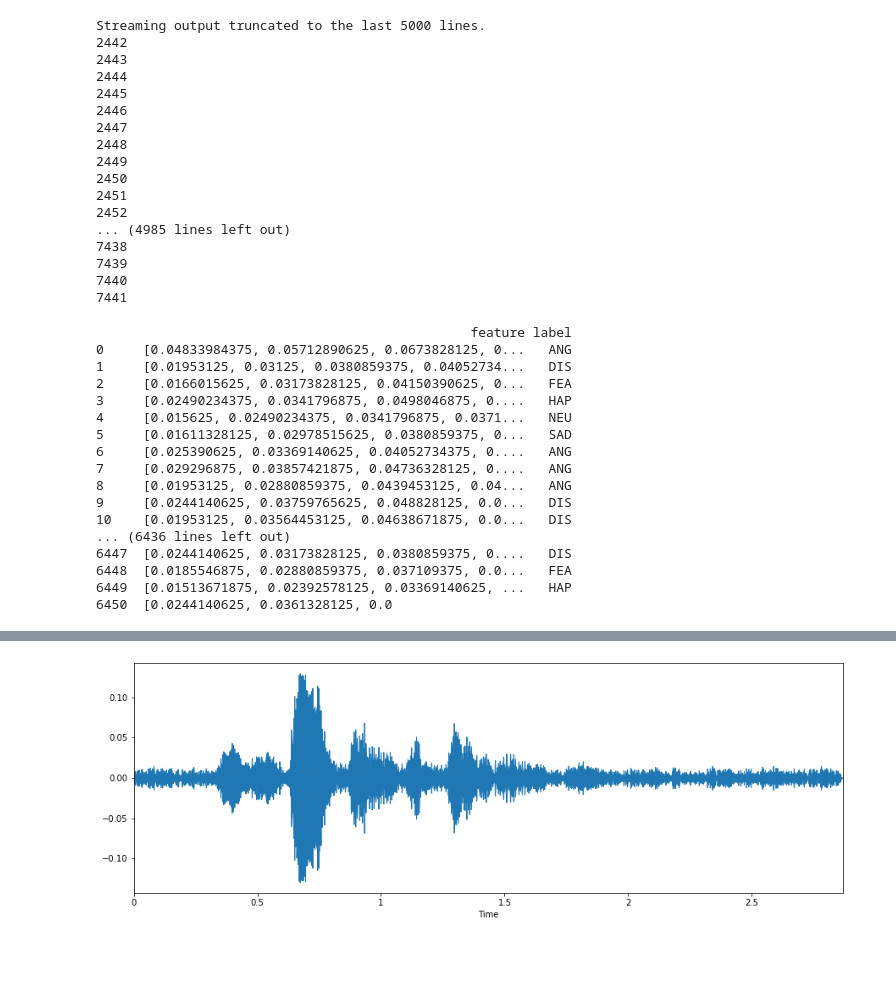
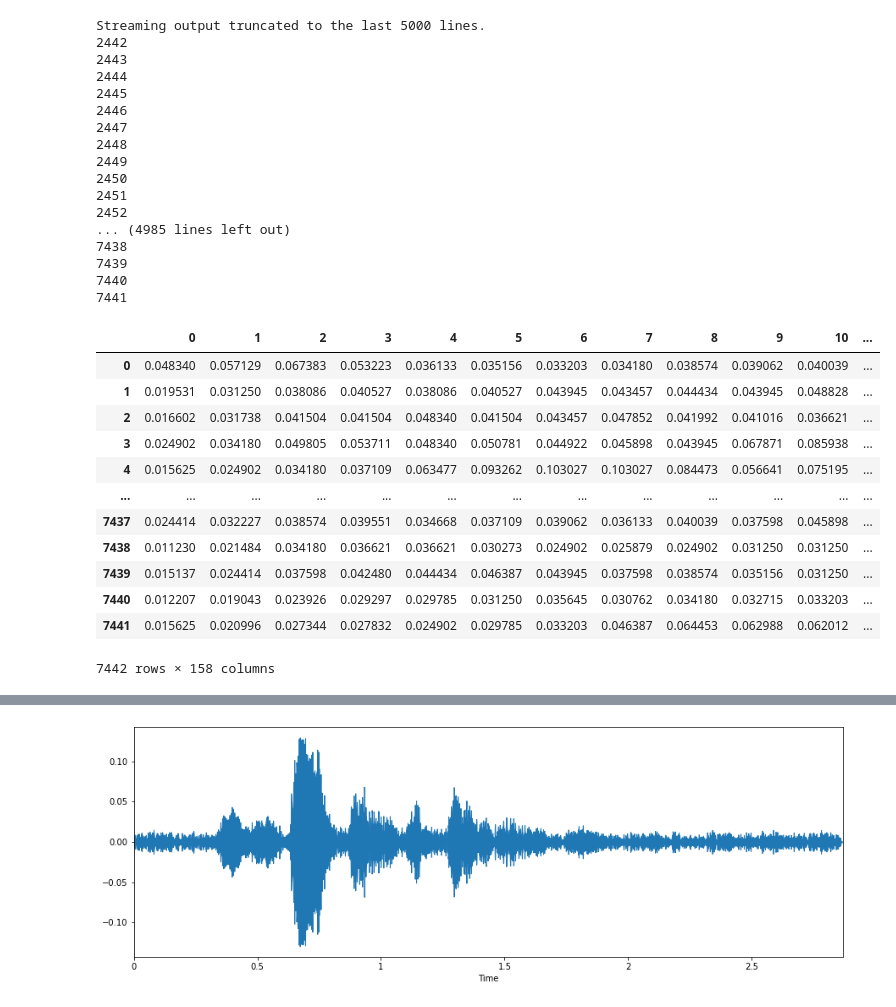
Before and after one commit to shehabKhamis/SpeechEmotionRecognition, a Jupyter notebook: SpeechRecognition.ipynb, the cells around one changed output, grey strips where cells are left out. Saved outputs shown, nothing was run; the diff lists cells and outputs as text; code cells hidden in the pictures; blank space fills up the shorter version.

```diff
--- a/SpeechRecognition.ipynb
+++ b/SpeechRecognition.ipynb
@@ -58,7 +58,7 @@ def ExtractFeatures(data,fs):
   return  Features;
 # %%
 
-Data=[]
+Data=pd.DataFrame(columns=['feature'])
 SampleRates=[]
 emotion=[]
 label=[]
@@ -76,12 +76,12 @@ for filename in sorted(glob.glob(os.path.join(path, '*.wav'))):
   label.append(emotion[2])
        # librosa.display.waveplot(data, sr=fs)
   print(i)
-  i+=1
+
 
        # playsound("/content/drive/MyDrive/Crema/1006_TAI_SAD_XX.wav")
 
-  Data.append(ExtractFeatures(data,fs))
-
+  Data.loc[i]=[ExtractFeatures(data,fs)]
+  i+=1
 
 
   SampleRates.append(fs)
@@ -103,36 +103,3 @@ Streaming output truncated to the last 5000 lines.
 7439
 7440
 7441
-# %%
-Data=np.array(Data)
-Datafr=pd.DataFrame(columns=['feature','label'])
-Datafr['feature']=Data
-Datafr['label']=label
-for i in range (0,7442):
-  check_for_nan = Datafr['feature'][i]
-  array_sum = np.sum(check_for_nan)
-  array_has_nan = np.isnan(array_sum)
-  if(array_has_nan):
-    Datafr['feature'] = Datafr['feature'][i].replace(np.nan, 0)
-
-
-
-Datafr
-# %% [output]
-                                                feature label
-0     [0.04833984375, 0.05712890625, 0.0673828125, 0...   ANG
-1     [0.01953125, 0.03125, 0.0380859375, 0.04052734...   DIS
-2     [0.0166015625, 0.03173828125, 0.04150390625, 0...   FEA
-3     [0.02490234375, 0.0341796875, 0.0498046875, 0....   HAP
-4     [0.015625, 0.02490234375, 0.0341796875, 0.0371...   NEU
-5     [0.01611328125, 0.02978515625, 0.0380859375, 0...   SAD
-6     [0.025390625, 0.03369140625, 0.04052734375, 0....   ANG
-7     [0.029296875, 0.03857421875, 0.04736328125, 0....   ANG
-8     [0.01953125, 0.02880859375, 0.0439453125, 0.04...   ANG
-9     [0.0244140625, 0.03759765625, 0.048828125, 0.0...   DIS
-10    [0.01953125, 0.03564453125, 0.04638671875, 0.0...   DIS
-... (6436 lines left out)
-6447  [0.0244140625, 0.03173828125, 0.0380859375, 0....   DIS
-6448  [0.0185546875, 0.02880859375, 0.037109375, 0.0...   FEA
-6449  [0.01513671875, 0.02392578125, 0.03369140625, ...   HAP
-6450  [0.0244140625, 0.0361328125, 0.0
@@ -142,3 +106,24 @@ print (check_for_nan)
+# %%
+Datafr=pd.DataFrame(Data['feature'].values.tolist())
+#Replacing Nan values with zeros
+Datafr=Datafr.fillna(0)
+#Add Labels to the data
+Datafr.insert(157, "Label", label, True)
+Datafr
+# %% [output]
+|  | 0 | 1 | 2 | 3 | 4 | 5 | 6 | 7 | 8 | 9 | 10 | ... |
+| 0 | 0.048340 | 0.057129 | 0.067383 | 0.053223 | 0.036133 | 0.035156 | 0.033203 | 0.034180 | 0.038574 | 0.039062 | 0.040039 | ... |
+| 1 | 0.019531 | 0.031250 | 0.038086 | 0.040527 | 0.038086 | 0.040527 | 0.043945 | 0.043457 | 0.044434 | 0.043945 | 0.048828 | ... |
+| 2 | 0.016602 | 0.031738 | 0.041504 | 0.041504 | 0.048340 | 0.041504 | 0.043457 | 0.047852 | 0.041992 | 0.041016 | 0.036621 | ... |
+| 3 | 0.024902 | 0.034180 | 0.049805 | 0.053711 | 0.048340 | 0.050781 | 0.044922 | 0.045898 | 0.043945 | 0.067871 | 0.085938 | ... |
+| 4 | 0.015625 | 0.024902 | 0.034180 | 0.037109 | 0.063477 | 0.093262 | 0.103027 | 0.103027 | 0.084473 | 0.056641 | 0.075195 | ... |
+| ... | ... | ... | ... | ... | ... | ... | ... | ... | ... | ... | ... | ... |
+| 7437 | 0.024414 | 0.032227 | 0.038574 | 0.039551 | 0.034668 | 0.037109 | 0.039062 | 0.036133 | 0.040039 | 0.037598 | 0.045898 | ... |
+| 7438 | 0.011230 | 0.021484 | 0.034180 | 0.036621 | 0.036621 | 0.030273 | 0.024902 | 0.025879 | 0.024902 | 0.031250 | 0.031250 | ... |
+| 7439 | 0.015137 | 0.024414 | 0.037598 | 0.042480 | 0.044434 | 0.046387 | 0.043945 | 0.037598 | 0.038574 | 0.035156 | 0.031250 | ... |
+| 7440 | 0.012207 | 0.019043 | 0.023926 | 0.029297 | 0.029785 | 0.031250 | 0.035645 | 0.030762 | 0.034180 | 0.032715 | 0.033203 | ... |
+| 7441 | 0.015625 | 0.020996 | 0.027344 | 0.027832 | 0.024902 | 0.029785 | 0.033203 | 0.046387 | 0.064453 | 0.062988 | 0.062012 | ... |
+7442 rows × 158 columns
 # %%
 ipd.Audio("/content/drive/MyDrive/Crema/1009_WSI_SAD_XX.wav")
 # %% [output]
```
Also changed, not shown: parts of 2 cells of this notebook.
